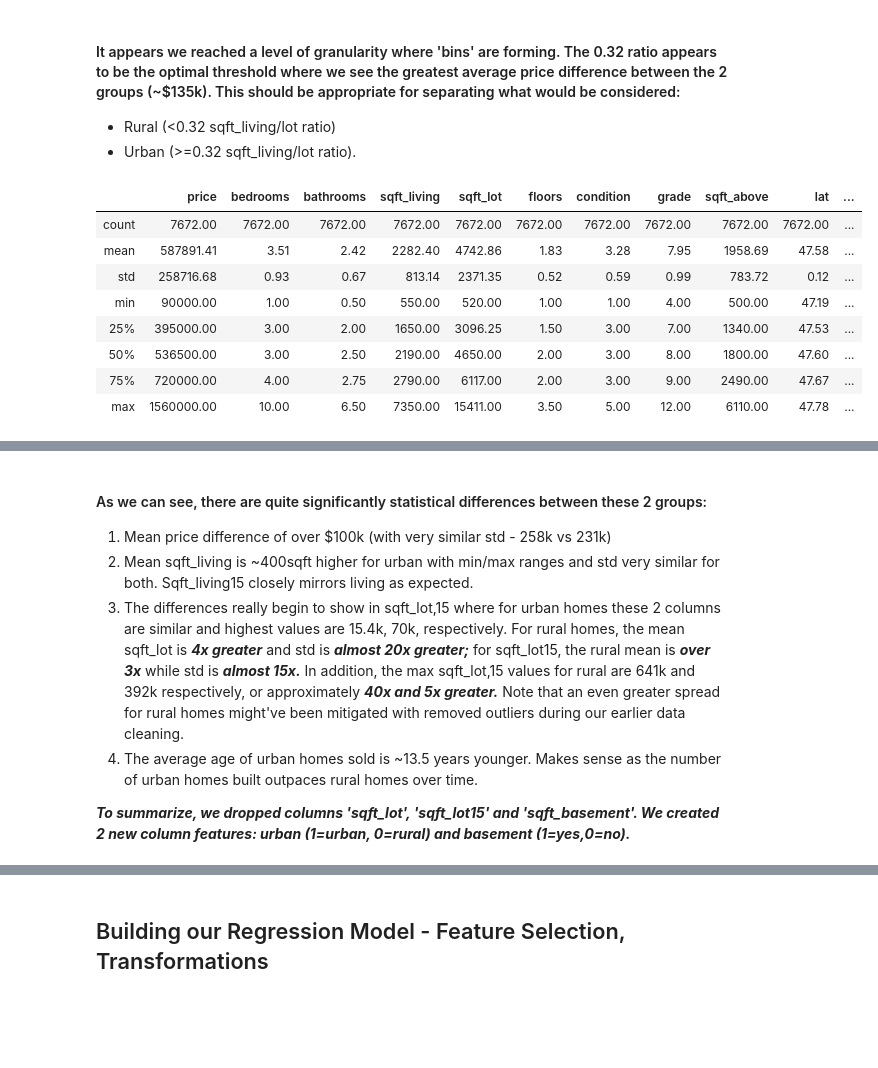
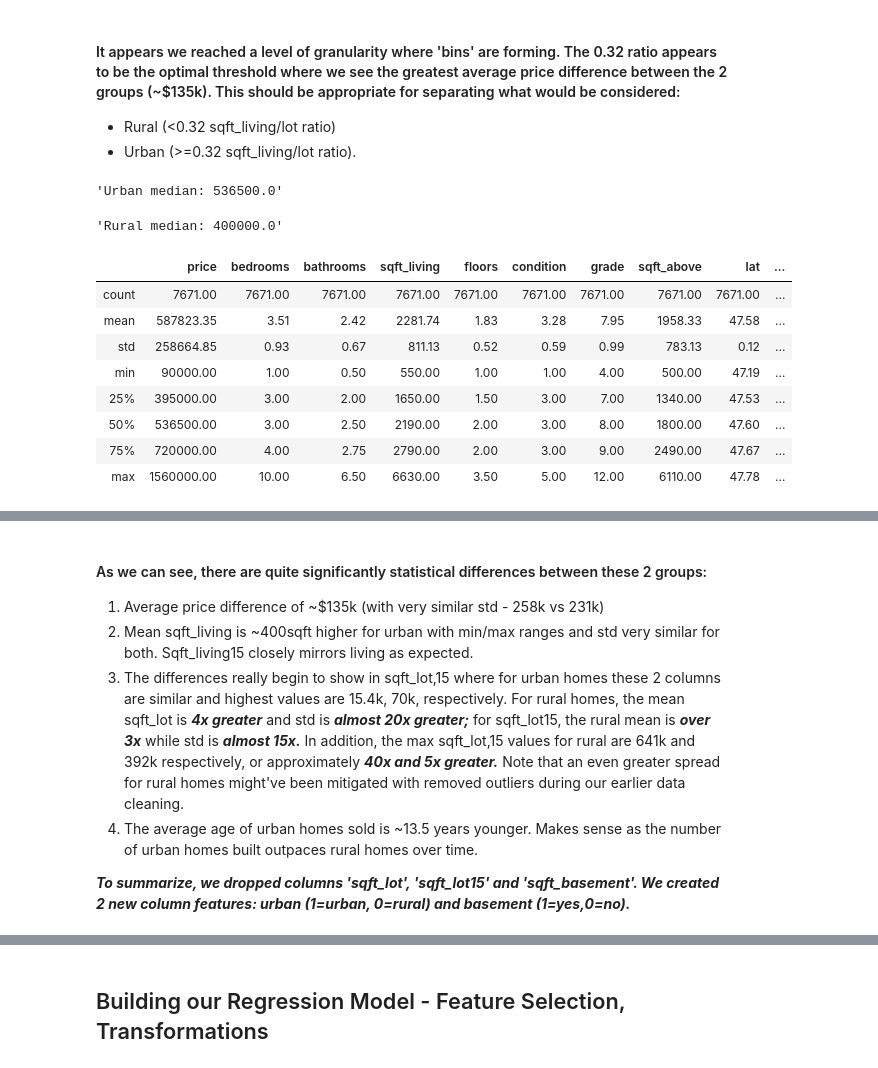
Before and after one commit to johnnyboi1016/dsc-mod-2-project-v2-1-online-ds-ft-120919, a Jupyter notebook: student_EDA_2of2.ipynb, the cells around one changed output, grey strips where cells are left out. Saved outputs shown, nothing was run; the diff lists cells and outputs as text; code cells hidden in the pictures; blank space fills up the shorter version.

```diff
--- a/student_EDA_2of2.ipynb
+++ b/student_EDA_2of2.ipynb
@@ -172,7 +172,8 @@ df_new = df_new1.loc[df_new1[df_new1.yr_renovated>=2000].index]
 df_new1 = df_new1.loc[df_new1[df_new1.yr_built>=2000].index]
 df_new = pd.concat([df_new1,df_new]).drop_duplicates()
 print(f'Recent homes mean price: {df_new.price.mean().round()}', f'#:{len(df_new)}')
+
 #Remove these newer homes from our original dataset and recalculate mean
-raw_data.set_index('id').drop(df_new.index).price.mean().round()
+print(f"Older homes mean price: {raw_data.set_index('id').drop(df_new.index).price.mean().round()}")
 # %% [output]
 Recent homes mean price: 634374.0 #:5134
@@ -180,2 +181,13 @@ Recent homes mean price: 634374.0 #:5134
 # %% [markdown]
 #### Out of curiosity, we decided to do a quick comparison of newer homes (built/renovated in last 15 years, since 2000) and confirmed a ~$125k higher mean sales price. Makes sense!
+# %%
+#Simple bar chart of above for presentation
+newer = {'Newer (5134)': 0, 'Older (16463)': 0}
+newer['Newer (5134)'] = df_new.price.mean()
+newer['Older (16463)'] = raw_data.set_index('id').drop(df_new.index).price.mean()
+
+plt.bar(newer.keys(), newer.values(), data=newer, width=0.5, color=['g','r'])
+plt.title('Average Selling Price of Newer (Built/Renovated since 2000) vs Older Properties\n')
+plt.xlabel('Age group (# of Properties)')
+plt.ylabel('Price ($)')
+plt.show;
@@ -437,20 +465,23 @@ dft.sort_values(by='median_diff', ascending=False).head()
 # %%
 #Rename column 'ratio' to 'urban' after converting values to 1 if >= 0.32 and 0 if < 0.32
 df.ratio = df.ratio.map(lambda x: 1 if x >= .32 else 0)
 df = df.rename({'ratio':'urban'}, axis='columns')
 
 #Compare both groups to observe differences in sqft_lot,15
+display(f'Urban median: {df[df.urban==1].price.median()}', f'Rural median: {df[df.urban==0].price.median()}')
 display(df[df.urban==1].describe().round(2), df[df.urban==0].describe().round(2))
 
 #Drop sqft_lot,15
 df = df.drop(labels=['sqft_lot','sqft_lot15'],axis=1)
 # %% [output]
+'Urban median: 536500.0'
+'Rural median: 400000.0'
-|  | price | bedrooms | bathrooms | sqft_living | sqft_lot | floors | condition | grade | sqft_above | lat | ... |
-| count | 7672.00 | 7672.00 | 7672.00 | 7672.00 | 7672.00 | 7672.00 | 7672.00 | 7672.00 | 7672.00 | 7672.00 | ... |
-| mean | 587891.41 | 3.51 | 2.42 | 2282.40 | 4742.86 | 1.83 | 3.28 | 7.95 | 1958.69 | 47.58 | ... |
-| std | 258716.68 | 0.93 | 0.67 | 813.14 | 2371.35 | 0.52 | 0.59 | 0.99 | 783.72 | 0.12 | ... |
-| min | 90000.00 | 1.00 | 0.50 | 550.00 | 520.00 | 1.00 | 1.00 | 4.00 | 500.00 | 47.19 | ... |
-| 25% | 395000.00 | 3.00 | 2.00 | 1650.00 | 3096.25 | 1.50 | 3.00 | 7.00 | 1340.00 | 47.53 | ... |
-| 50% | 536500.00 | 3.00 | 2.50 | 2190.00 | 4650.00 | 2.00 | 3.00 | 8.00 | 1800.00 | 47.60 | ... |
-| 75% | 720000.00 | 4.00 | 2.75 | 2790.00 | 6117.00 | 2.00 | 3.00 | 9.00 | 2490.00 | 47.67 | ... |
-| max | 1560000.00 | 10.00 | 6.50 | 7350.00 | 15411.00 | 3.50 | 5.00 | 12.00 | 6110.00 | 47.78 | ... |
+|  | price | bedrooms | bathrooms | sqft_living | floors | condition | grade | sqft_above | lat | ... |
+| count | 7671.00 | 7671.00 | 7671.00 | 7671.00 | 7671.00 | 7671.00 | 7671.00 | 7671.00 | 7671.00 | ... |
+| mean | 587823.35 | 3.51 | 2.42 | 2281.74 | 1.83 | 3.28 | 7.95 | 1958.33 | 47.58 | ... |
+| std | 258664.85 | 0.93 | 0.67 | 811.13 | 0.52 | 0.59 | 0.99 | 783.13 | 0.12 | ... |
+| min | 90000.00 | 1.00 | 0.50 | 550.00 | 1.00 | 1.00 | 4.00 | 500.00 | 47.19 | ... |
+| 25% | 395000.00 | 3.00 | 2.00 | 1650.00 | 1.50 | 3.00 | 7.00 | 1340.00 | 47.53 | ... |
+| 50% | 536500.00 | 3.00 | 2.50 | 2190.00 | 2.00 | 3.00 | 8.00 | 1800.00 | 47.60 | ... |
+| 75% | 720000.00 | 4.00 | 2.75 | 2790.00 | 2.00 | 3.00 | 9.00 | 2490.00 | 47.67 | ... |
+| max | 1560000.00 | 10.00 | 6.50 | 6630.00 | 3.50 | 5.00 | 12.00 | 6110.00 | 47.78 | ... |
@@ -466,6 +497,6 @@ df = df.drop(labels=['sqft_lot','sqft_lot15'],axis=1)
 # %% [markdown]
 #### As we can see, there are quite significantly statistical differences between these 2 groups:
-1. Mean price difference of over $100k (with very similar std - 258k vs 231k)
+1. Average price difference of ~$135k (with very similar std - 258k vs 231k)
 2. Mean sqft_living is ~400sqft higher for urban with min/max ranges and std very similar for both. Sqft_living15 closely mirrors living as expected.
 3. The differences really begin to show in sqft_lot,15 where for urban homes these 2 columns are similar and highest values are 15.4k, 70k, respectively. For rural homes, the mean sqft_lot is ***4x greater*** and std is ***almost 20x greater;*** for sqft_lot15, the rural mean is ***over 3x*** while std is ***almost 15x.*** In addition, the max sqft_lot,15 values for rural are 641k and 392k respectively, or approximately ***40x and 5x greater.*** Note that an even greater spread for rural homes might've been mitigated with removed outliers during our earlier data cleaning.
 4. The average age of urban homes sold is ~13.5 years younger. Makes sense as the number of urban homes built outpaces rural homes over time.
```
Also changed, not shown: parts of 45 cells of this notebook, 5 other files.
